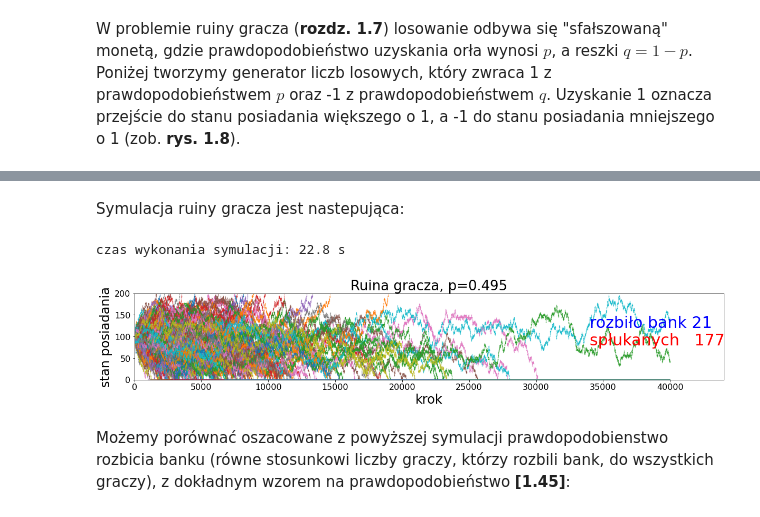
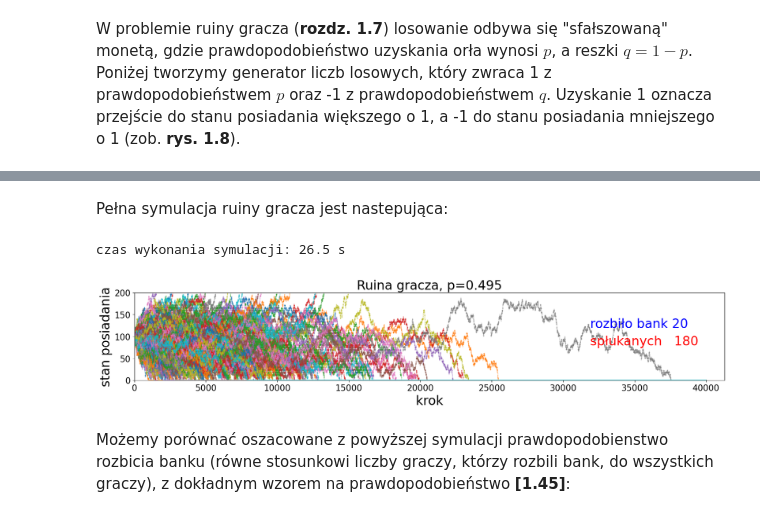
Before and after one commit to bronwojtek/matematyka-dyskretna-python, a Jupyter notebook: _sources/docs/rekurencja.ipynb, the cells around one changed output, grey strips where cells are left out. Drawn from its saved outputs; the diff is of its cells as text; code cells hidden in the pictures.

```diff
--- a/_sources/docs/rekurencja.ipynb
+++ b/_sources/docs/rekurencja.ipynb
@@ -403,7 +403,7 @@ plt.hist(t, bins=30, facecolor='green',weights=1/nu*numpy.ones_like(t));
 # %% [markdown]
-Symulacja ruiny gracza jest nastepująca:
+Pełna symulacja ruiny gracza jest nastepująca:
 # %%
-time0 = time.time()   # do pomiaru czasu wykonania programu
+time0 = time.time()   # czas startu do pomiaru czasu wykonania programu
 
 n = 40000       # maksymalna liczba kroków (tj. pojedynczych gier dla jednego gracza)
 p = 0.495       # prawdopodobieństwo wygrania w pojedynczej grze (uzyskania orła)
@@ -419,59 +419,60 @@ x = list(range(n)) # współrzędne x (nr kroku, tj. kolejnej pojedynczej gry)
 
 # ustawienia rysunku
 plt.figure(figsize=(20,3))                     # rozmiar
-plt.title("Ruina gracza, p=" + str(p),fontsize=26) # tytuł
+plt.title("Ruina gracza, p=" + str(p),fontsize=24) # tytuł
 plt.xlim(0,n-1)                                    # zakresy osi
 plt.ylim(0,fin)
 plt.xlabel('krok',fontsize=24)                     # etykiety osi
 plt.ylabel('stan posiadania',fontsize=24)
 plt.tick_params(axis='both', which='major', labelsize=16) # rozmiar znaczników osi
 
 
 # losowe kolory RGB dla poszczególnych graczy
 col = [(random.uniform(0,1),random.uniform(0,1),random.uniform(0,1))
         for _ in range(players)]
 
 # czasy gry dla wszystkich, tych co rozbili bank i tych, co się spłukali
 ti=[]
 ti_b=[]
 ti_0=[]
 
-# pętla po graczach
-for k in range(players):
+for k in range(players): # pętla po graczach
 
-# inicjalizuje macierze
-    y = numpy.zeros(n)
-    i=0
-    y[0]=start
+    y = numpy.zeros(n)   # inicjalizacja macierze
+    i=0                  # początek gry, krok 0
+    y[0]=start           # stan posiadania w kroku 0
 
     while i < n-1:
-        i+=1
-        y[i]=y[i-1] + coin(p)
-        if y[i]==0:
-            ti_0.append(i)  # spłukany po i grach
-            break
-        if y[i]==fin:
-            players_b+=1
-            ti_b.append(i)  # rozbił bank po i grach
-            break
+        i+=1                  # kolejny krok
+        y[i]=y[i-1] + coin(p) # posiadanie losowo zwieksza się lub zmniejsza o 1
+        if y[i]==0:           # jeśli spłukany po i grach
+            ti_0.append(i)    # zapisz liczbę kroków (czas gry)
+            break             # wyjdź
+        if y[i]==fin:         # jeśli rozbił bank po i grach
+            players_b+=1      # zwiększ o 1 liczbę graczy, którzy rozbili bank
+            ti_b.append(i)    # zapisz liczbę kroków (czas gry)
+            break             # wyjdź
 
-    plt.scatter(x, y, s=0.01, label=str(k+1))
-    ti.append(i)
+    plt.scatter(x, y, s=0.01, label=str(k+1)) # zrób wykres dla gracza k
+    ti.append(i)                              # zapisz czas gry
 
 lw= max(ti)         # najdłuższy czas gry
+
 plt.xlim(0,1.1*lw)  # zakres osi x o 10% dłuzszy od najdłuższego czsu gry
 
 # wstawka tekstowa do rysunku
-plt.text(x=0.85*lw, y=80, s="spłukanych   "+str(len(ti_0)),fontsize=30, color='red')
-plt.text(x=0.85*lw, y=120, s="rozbiło bank "+str(len(ti_b)),fontsize=30, color='blue');
+plt.text(x=0.85*lw, y=80, s="spłukanych  "+str(len(ti_0)),fontsize=24, color='red')
+plt.text(x=0.85*lw, y=120, s="rozbiło bank "+str(len(ti_b)),fontsize=24, color='blue')
 
 # pomiar czasu umożliwia oszacowanie jak długo potrwają obliczenia przy wydłużeniu danych
 # w naszym przypadku rośnie on liniowo z liczbą graczy
 time1 = time.time()
 print("czas wykonania symulacji:", round(time1 - time0, 1),"s")
+
+plt.show()
 # %% [output]
-czas wykonania symulacji: 22.8 s
+czas wykonania symulacji: 26.5 s
-[figure, old version]
+[figure, new version]
 # %% [markdown]
 Możemy porównać oszacowane z powyższej symulacji prawdopodobienstwo rozbicia banku (równe stosunkowi liczby graczy, którzy rozbili bank, do wszystkich graczy), z dokładnym wzorem na prawdopodobieństwo **[1.45]**:
 # %%
```
Also changed, not shown: parts of 33 cells of this notebook, 59 other files.
